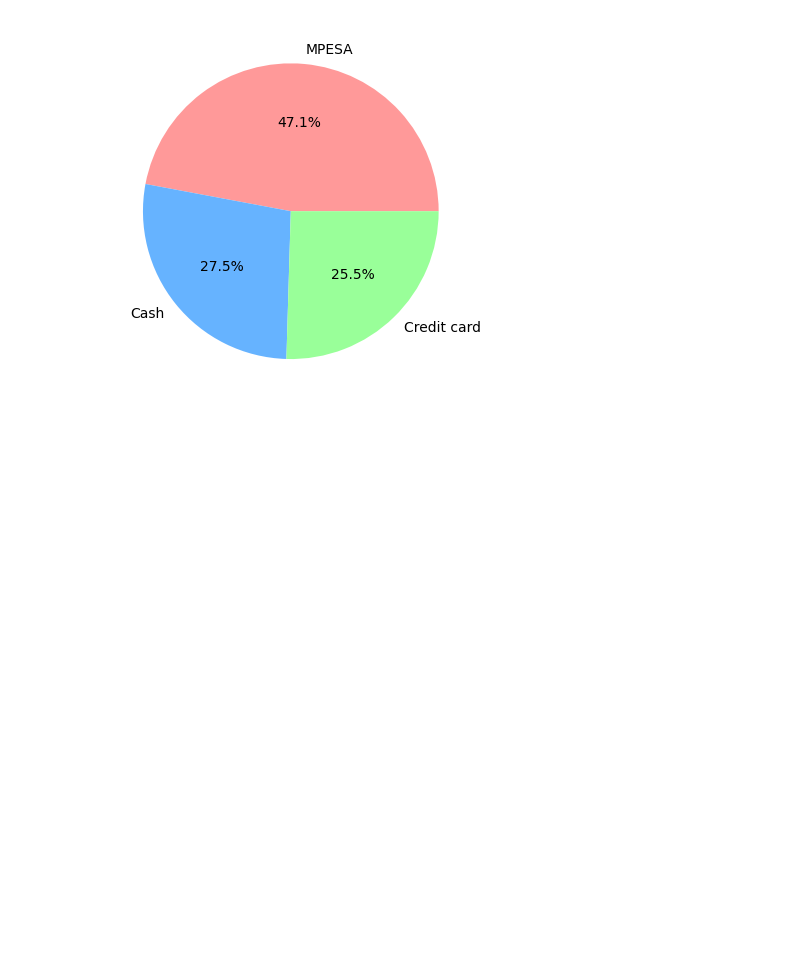
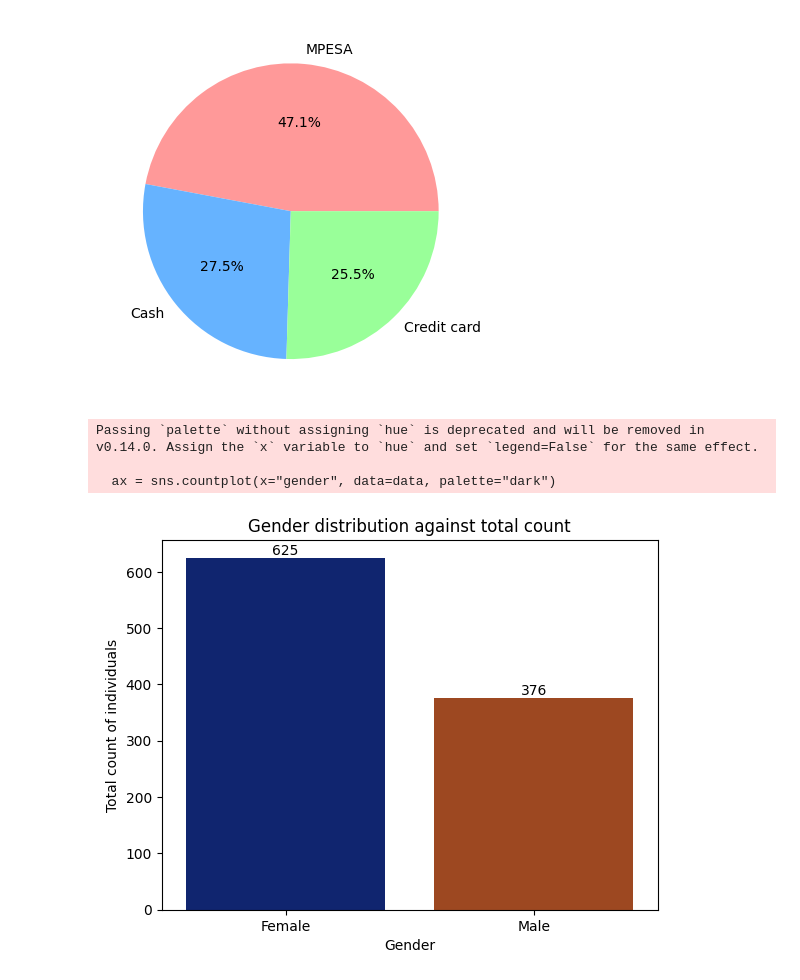
Before and after one commit to sylviaalice58/Datascience, a Jupyter notebook: eda.ipynb, the cells around one changed output. Drawn from its saved outputs; the diff is of its cells as text; code cells hidden in the pictures; blank space fills up the shorter version.

```diff
--- a/eda.ipynb
+++ b/eda.ipynb
@@ -134,3 +134,27 @@ data["payment"].value_counts().plot.pie(autopct="%1.1f%%", colors=["#ff9999","#6
 # %% [output]
 <Axes: >
 [figure]
+# %%
+# 1. Assign the plot to a variable named 'ax'
+ax = sns.countplot(x="gender", data=data, palette="dark")
+
+# 2. Add the labels using the container from the plot
+# Loop through all containers to label every bar automatically
+for container in ax.containers:
+    ax.bar_label(container)
+     #ax = sns.countplot(...): This creates the plot and stores the Axes object in ax
+# ax.containers[0]: Seaborn creates a "container" for the bars it draws
+# containers[0] specifically references the group of bars in your chart
+# ax.bar_label(...): This automatically extracts the heights of the bars and places them as text labels above the bars.
+
+# Rest of your formatting
+plt.title("Gender distribution against total count")
+plt.xlabel("Gender")
+plt.ylabel("Total count of individuals")
+
+plt.show()
+# %% [output]
+Passing `palette` without assigning `hue` is deprecated and will be removed in v0.14.0. Assign the `x` variable to `hue` and set `legend=False` for the same effect.
+
+  ax = sns.countplot(x="gender", data=data, palette="dark")
+[figure, added]
```
